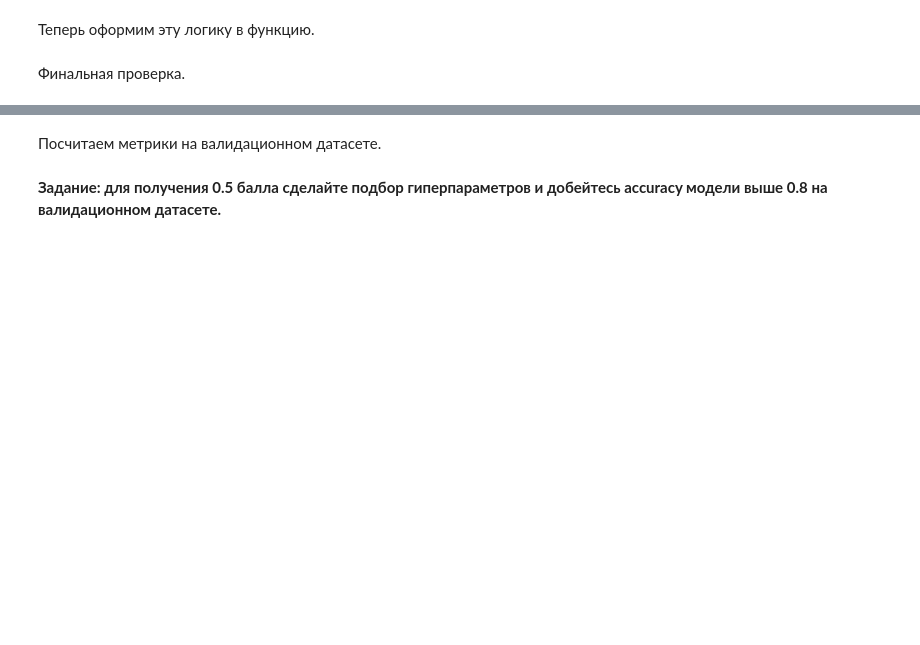
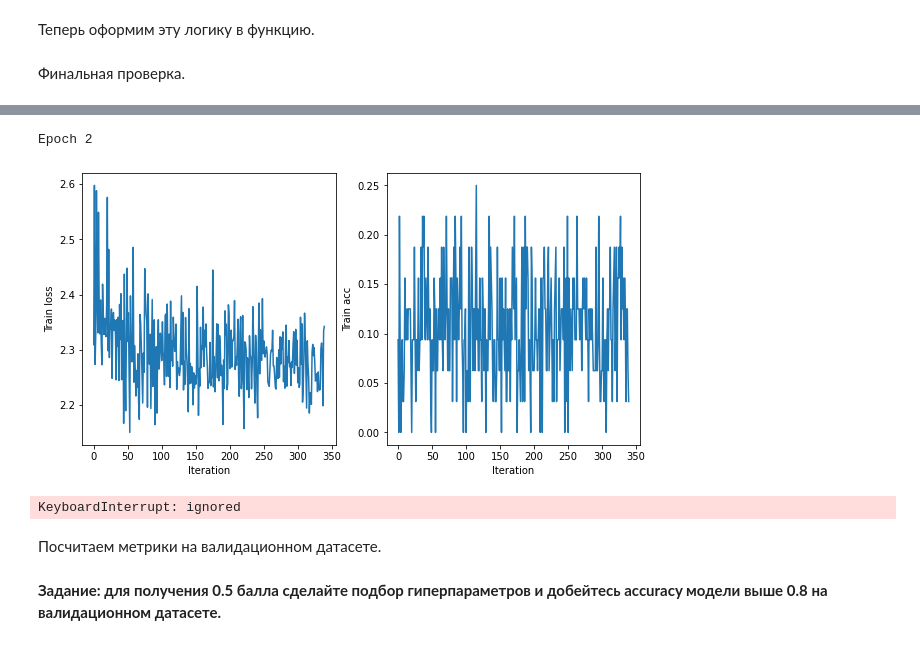
Before and after one commit to aromana33/hw5_dl_2021, a Jupyter notebook: HW2_Romanenko.ipynb, the cells around one changed output, grey strips where cells are left out. Drawn from its saved outputs; the diff is of its cells as text; code cells hidden in the pictures; blank space fills up the shorter version.

```diff
--- a/HW2_Romanenko.ipynb
+++ b/HW2_Romanenko.ipynb
@@ -233,14 +233,14 @@ class RecurrentRawAudioClassifier(nn.Module):
         nn.ReLU(),
         nn.Linear(64, 16))
 
-    self.rnn = nn.LSTM(16,
-                       hidden,
+    self.rnn = nn.LSTM(input_size=16,
+                       hidden_size=hidden,
                        num_layers=2,
                        bidirectional=True)
 
     self.final_mlp = nn.Sequential(
         nn.Linear(1024, 256),
-        nn.BatchNorm1d(256),
+        nn.BatchNorm1d(256), # c батчнормом получается побыстрей
         nn.ReLU(),
         nn.Linear(256, 10)
     )
@@ -258,12 +258,12 @@ class RecurrentRawAudioClassifier(nn.Module):
 
     # примените к получившемся последовательностям LSTM и возьмите hidden state
     batch_windows_feautures_t = batch_windows_feautures.transpose(1, 0)
-    lstm, (c,f) = self.rnn(batch_windows_feautures_t)
+    lstm, (h,f) = self.rnn(batch_windows_feautures_t)
 
     # склейте hidden_state по слоям
     # hidden_flattened.shape = (B, 2 * hidden_size * num_layers)
 
-    hidden_flattened = torch.cat((c[0], c[1], c[-2], c[-1]), dim=1)
+    hidden_flattened = torch.cat((h[0], h[1], h[-2], h[-1]), dim=1)
 
     # примените полносвязную сеть и получим логиты классов
     return self.final_mlp(hidden_flattened)
@@ -586,14 +650,34 @@ class RecurrentMelSpectClassifier(nn.Module):
     self.hop_length = hop_length
 
     ### YOUR CODE IS HERE ######
-    self.rnn = ...
+    self.rnn = nn.LSTM(64,
+                       hidden,
+                       num_layers=2,
+                       bidirectional=True)
 
-    self.final_mlp = ...
+    self.final_mlp = nn.Sequential(
+        nn.Linear(1024, 256),
+        nn.BatchNorm1d(256), # c батчнормом получается побыстрей
+        nn.ReLU(),
+        nn.Linear(256, 10)
+    )
+
     ### THE END OF YOUR CODE ###
 
   def forward(self, x, lens):
    ### YOUR CODE IS HERE ######
-   ...
+
+    # примените к получившемся последовательностям LSTM и возьмите hidden state
+    wind = x.transpose(1, 2)
+    lstm, (h,f) = self.rnn(wind.transpose(0, 1))
+
+    # склейте hidden_state по слоям
+    # hidden_flattened.shape = (B, 2 * hidden_size * num_layers)
+
+    hidden_flattened = torch.cat((h[0], h[1], h[-2], h[-1]), dim=1)
+
+    # примените полносвязную сеть и получим логиты классов
+    return self.final_mlp(hidden_flattened)
    ### THE END OF YOUR CODE ###
 # %%
 rnn_mel = RecurrentMelSpectClassifier()
@@ -602,7 +686,11 @@ rnn_mel.to(device);
 optim = torch.optim.Adam(rnn_mel.parameters(), lr=3e-4)
 # %%
 train_audio_clfr(rnn_mel, optim, train_dataloader, train_dataset.sr,
-                 data_transform=compute_log_melspectrogram)
+                 data_transform=compute_log_melspectrogram_cuda, num_epochs=10)
+# %% [output]
+Epoch 2
+[figure, added]
+KeyboardInterrupt: ignored
 # %% [markdown]
 Посчитаем метрики на валидационном датасете.
 # %% [markdown]
```
Also changed, not shown: parts of 21 cells of this notebook.
